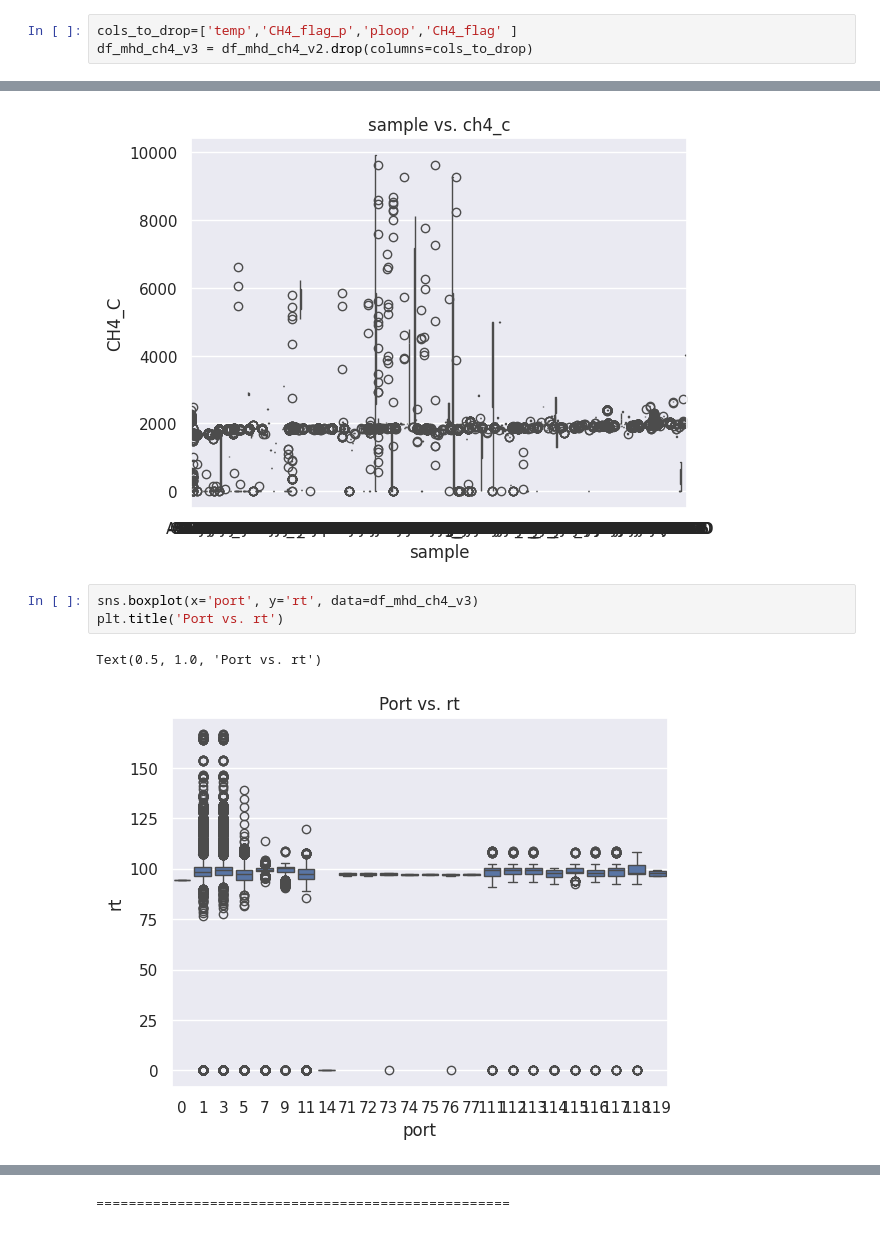
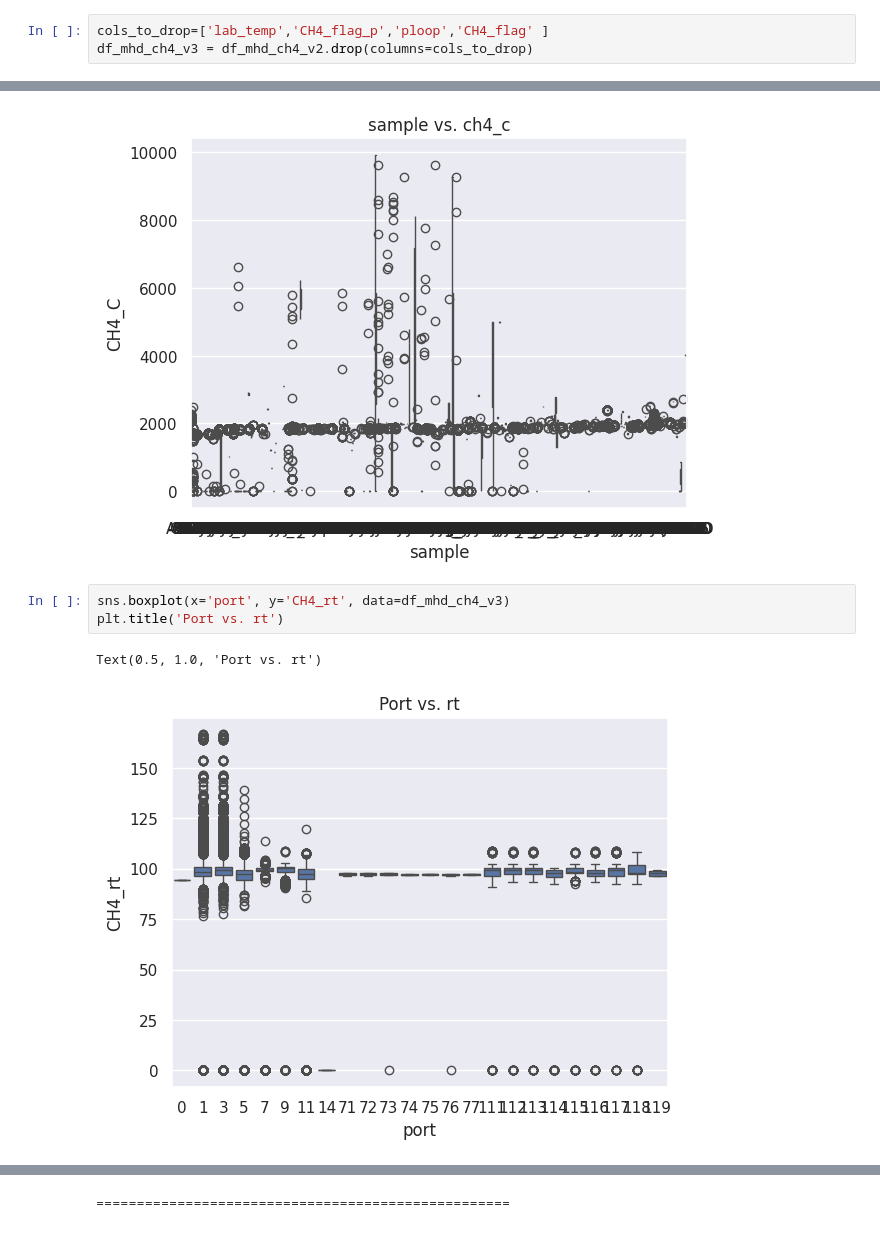
Before and after one commit to mcodcatyu/research_project, a Jupyter notebook: notebooks/data_basic_analysis_v4.ipynb, the cells around one changed output, grey strips where cells are left out. Cells and saved outputs as stored; diff of their text form.

```diff
--- a/notebooks/data_basic_analysis_v4.ipynb
+++ b/notebooks/data_basic_analysis_v4.ipynb
@@ -309,7 +301,7 @@ define which features sould quite( too much nan)
 # %% [markdown]
 **Remove the Nan values (that almost all Nan)**
 # %%
-cols_to_drop=['temp','CH4_flag_p','ploop','CH4_flag' ]
+cols_to_drop=['lab_temp','CH4_flag_p','ploop','CH4_flag' ]
 df_mhd_ch4_v3 = df_mhd_ch4_v2.drop(columns=cols_to_drop)
 # %% [markdown]
 df_mhd_ch4_v3
@@ -922,9 +914,9 @@ plt.title('sample vs. ch4_c')
 Text(0.5, 1.0, 'sample vs. ch4_c')
 [figure]
 # %%
-sns.boxplot(x='port', y='rt', data=df_mhd_ch4_v3)
+sns.boxplot(x='port', y='CH4_rt', data=df_mhd_ch4_v3)
 plt.title('Port vs. rt')
 # %% [output]
 Text(0.5, 1.0, 'Port vs. rt')
-[figure, old version]
+[figure, new version]
 # %%
```
Also changed, not shown: parts of 76 cells of this notebook, 5 other files.
